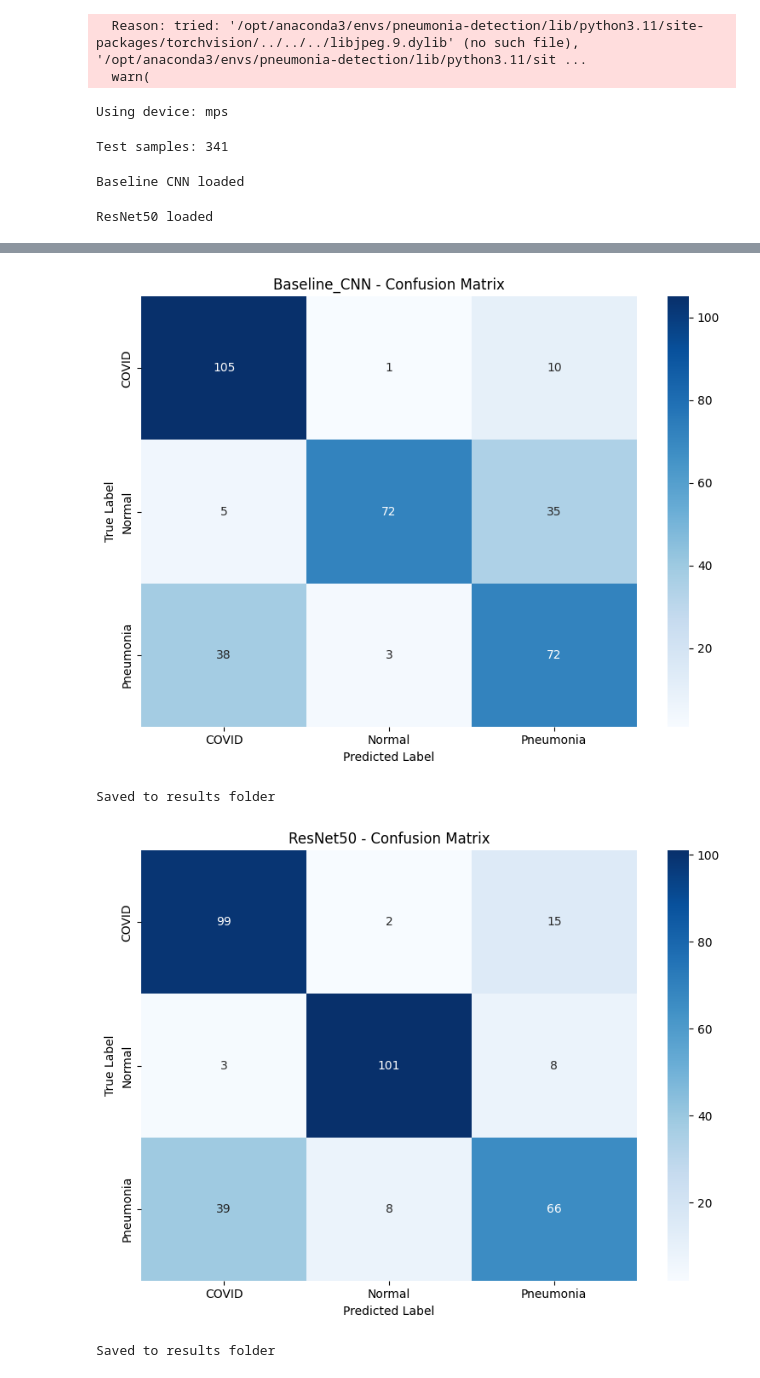
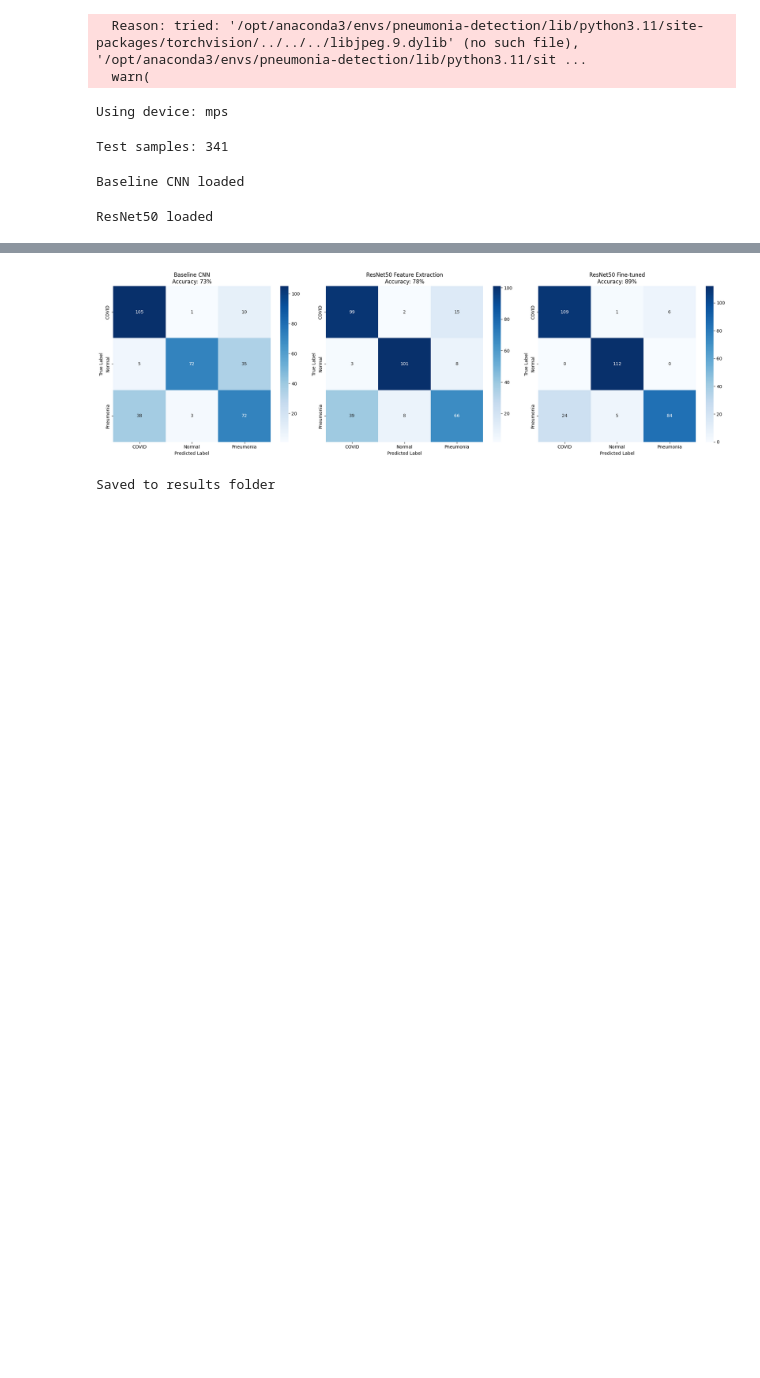
Before and after one commit to MeeraNallavarambath/respiratory-disease-multiclass-classifier, a Jupyter notebook: notebooks/06_evaluation.ipynb, the cells around one changed output, grey strips where cells are left out. Saved outputs shown, nothing was run; the diff lists cells and outputs as text; code cells hidden in the pictures; blank space fills up the shorter version.

Commit message:
Complete evaluation - all three models compared, 89% test accuracy achieved

```diff
--- a/notebooks/06_evaluation.ipynb
+++ b/notebooks/06_evaluation.ipynb
@@ -107,3 +107,13 @@ print("ResNet50 loaded")
 # %% [output]
 Baseline CNN loaded
 ResNet50 loaded
+# %%
+# Load fine-tuned ResNet50
+resnet_finetuned = models.resnet50(weights=None)
+resnet_finetuned.fc = nn.Linear(resnet_finetuned.fc.in_features, 3)
+resnet_finetuned.load_state_dict(torch.load('../models/resnet50_finetuned.pth',
+                                             map_location=device,
+                                             weights_only=True))
+resnet_finetuned = resnet_finetuned.to(device)
+resnet_finetuned.eval()
+print("Fine-tuned ResNet50 loaded")
@@ -124,13 +136,16 @@ def get_predictions(model, loader):
 
     return all_labels, all_predictions
 # %%
-# Get predictions for both models on test set
+# Get predictions for all three models on test set
 print("Evaluating Baseline CNN...")
 baseline_labels, baseline_preds = get_predictions(baseline_model, test_loader)
 
 print("Evaluating ResNet50...")
 resnet_labels, resnet_preds = get_predictions(resnet_model, test_loader)
 
+print("Evaluating Fine-tuned ResNet50...")
+finetuned_labels, finetuned_preds = get_predictions(resnet_finetuned, test_loader)
+
 print("Evaluation complete")
 # %% [output]
 Evaluating Baseline CNN...
@@ -168,27 +189,45 @@ weighted avg       0.78      0.78      0.78       341
 # %%
-def plot_confusion_matrix(labels, predictions, model_name):
-    """Plot confusion matrix for a model"""
-    cm = confusion_matrix(labels, predictions)
+def plot_confusion_matrices(baseline_labels, baseline_preds,
+                            resnet_labels, resnet_preds,
+                            finetuned_labels, finetuned_preds):
 
-    plt.figure(figsize=(8, 6))
-    sns.heatmap(cm, annot=True, fmt='d', cmap='Blues',
-                xticklabels=classes, yticklabels=classes)
-    plt.title(f'{model_name} - Confusion Matrix')
-    plt.ylabel('True Label')
-    plt.xlabel('Predicted Label')
+    fig, axes = plt.subplots(1, 3, figsize=(20, 6))
+
+    # Baseline CNN
+    cm_baseline = confusion_matrix(baseline_labels, baseline_preds)
+    sns.heatmap(cm_baseline, annot=True, fmt='d', cmap='Blues',
+                xticklabels=classes, yticklabels=classes, ax=axes[0])
+    axes[0].set_title('Baseline CNN\nAccuracy: 73%')
+    axes[0].set_ylabel('True Label')
+    axes[0].set_xlabel('Predicted Label')
+
+    # ResNet50 Feature Extraction
+    cm_resnet = confusion_matrix(resnet_labels, resnet_preds)
+    sns.heatmap(cm_resnet, annot=True, fmt='d', cmap='Blues',
+                xticklabels=classes, yticklabels=classes, ax=axes[1])
+    axes[1].set_title('ResNet50 Feature Extraction\nAccuracy: 78%')
+    axes[1].set_ylabel('True Label')
+    axes[1].set_xlabel('Predicted Label')
+
+    # ResNet50 Fine-tuned
+    cm_finetuned = confusion_matrix(finetuned_labels, finetuned_preds)
+    sns.heatmap(cm_finetuned, annot=True, fmt='d', cmap='Blues',
+                xticklabels=classes, yticklabels=classes, ax=axes[2])
+    axes[2].set_title('ResNet50 Fine-tuned\nAccuracy: 89%')
+    axes[2].set_ylabel('True Label')
+    axes[2].set_xlabel('Predicted Label')
+
     plt.tight_layout()
-    plt.savefig(f'../results/{model_name}_confusion_matrix.png')
+    plt.savefig('../results/confusion_matrices.png')
     plt.show()
-    print(f"Saved to results folder")
+    print("Saved to results folder")
 
-# Plot for both models
-plot_confusion_matrix(baseline_labels, baseline_preds, 'Baseline_CNN')
-plot_confusion_matrix(resnet_labels, resnet_preds, 'ResNet50')
+plot_confusion_matrices(baseline_labels, baseline_preds,
+                        resnet_labels, resnet_preds,
+                        finetuned_labels, finetuned_preds)
 # %% [output]
-[figure, old version]
+[figure, new version]
 Saved to results folder
-[figure, removed]
-Saved to results folder
 # %% [markdown]
 ## Summary of Results
 
```
Also changed, not shown: parts of 4 cells of this notebook, 1 other file.
